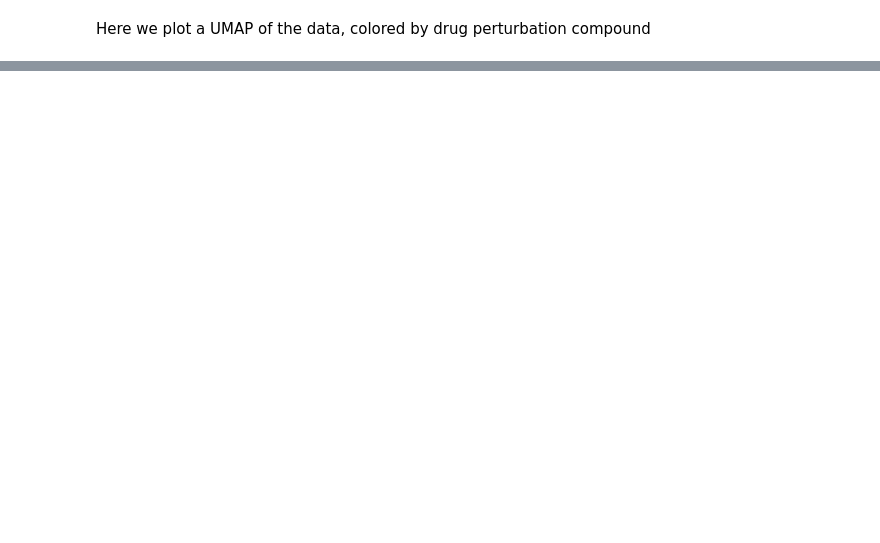
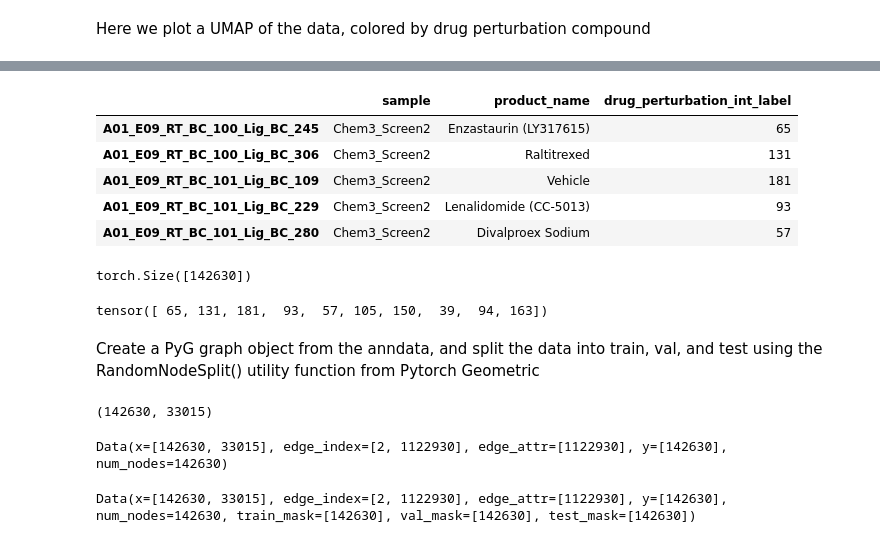
Before and after one commit to SyedA5688/SciPlexPerturbationPrediction, a Jupyter notebook: sciplex_analysis.ipynb, the cells around one changed output, grey strips where cells are left out. Cells and saved outputs as stored; diff of their text form; code cells hidden in the pictures; blank space fills up the shorter version.

```diff
--- a/sciplex_analysis.ipynb
+++ b/sciplex_analysis.ipynb
@@ -313,0 +383,5 @@ sc.pl.umap(adata, color=["product_name"])
+# %%
+unique_drug_perturbations = list(set(preprocessed_adata_cp10k_log1p_minmax.obs["product_name"].tolist()))
+unique_drug_perturbations.sort(key=str.lower)
+print(len(unique_drug_perturbations))
+unique_drug_perturbations[:10]
@@ -313,0 +400,4 @@ sc.pl.umap(adata, color=["product_name"])
+# %%
+drug_pert_to_int_label = {}
+for drug_pert_name in unique_drug_perturbations:
+    drug_pert_to_int_label[drug_pert_name] = len(drug_pert_to_int_label)
@@ -313,0 +424,41 @@ sc.pl.umap(adata, color=["product_name"])
+# %%
+preprocessed_adata_cp10k_log1p_minmax.obs["drug_perturbation_int_label"] = preprocessed_adata_cp10k_log1p_minmax.obs["product_name"].map(drug_pert_to_int_label)
+preprocessed_adata_cp10k_log1p_minmax.obs[["sample", "product_name", "drug_perturbation_int_label"]].head()
+# %% [output]
+|  | sample | product_name | drug_perturbation_int_label |
+| A01_E09_RT_BC_100_Lig_BC_245 | Chem3_Screen2 | Enzastaurin (LY317615) | 65 |
+| A01_E09_RT_BC_100_Lig_BC_306 | Chem3_Screen2 | Raltitrexed | 131 |
+| A01_E09_RT_BC_101_Lig_BC_109 | Chem3_Screen2 | Vehicle | 181 |
+| A01_E09_RT_BC_101_Lig_BC_229 | Chem3_Screen2 | Lenalidomide (CC-5013) | 93 |
+| A01_E09_RT_BC_101_Lig_BC_280 | Chem3_Screen2 | Divalproex Sodium | 57 |
+# %%
+cell_labels = torch.tensor(preprocessed_adata_cp10k_log1p_minmax.obs["drug_perturbation_int_label"].tolist(), dtype=torch.int64)
+print(cell_labels.shape)
+cell_labels[:10]
+# %% [output]
+torch.Size([142630])
+tensor([ 65, 131, 181,  93,  57, 105, 150,  39,  94, 163])
+# %% [markdown]
+Create a PyG graph object from the anndata, and split the data into train, val, and test using the RandomNodeSplit() utility function from Pytorch Geometric
+# %%
+gene_expression_matrix = preprocessed_adata_cp10k_log1p_minmax.X.toarray()
+gene_expression_matrix.shape
+# %% [output]
+(142630, 33015)
+# %%
+full_data_graph = Data(
+    x=torch.from_numpy(gene_expression_matrix),
+    edge_index=total_edge_index,
+    edge_attr=total_edge_attr,
+    y=cell_labels,
+    num_nodes=gene_expression_matrix.shape[0]
+)
+full_data_graph
+# %% [output]
+Data(x=[142630, 33015], edge_index=[2, 1122930], edge_attr=[1122930], y=[142630], num_nodes=142630)
+# %%
+transform = RandomNodeSplit(split="train_rest", num_val=0.1, num_test=0.2)
+full_data_graph = transform(full_data_graph)
+full_data_graph
+# %% [output]
+Data(x=[142630, 33015], edge_index=[2, 1122930], edge_attr=[1122930], y=[142630], num_nodes=142630, train_mask=[142630], val_mask=[142630], test_mask=[142630])
```
Also changed, not shown: parts of 43 cells of this notebook.
